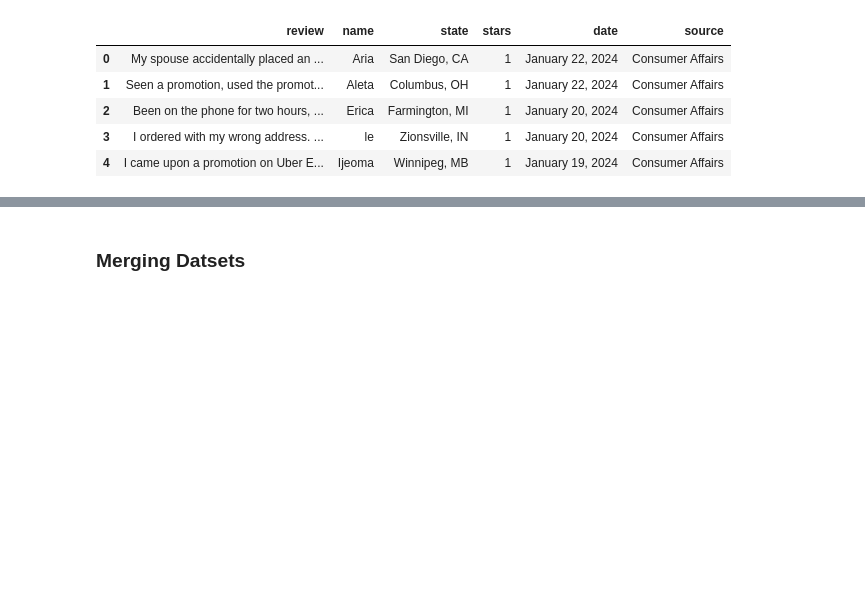
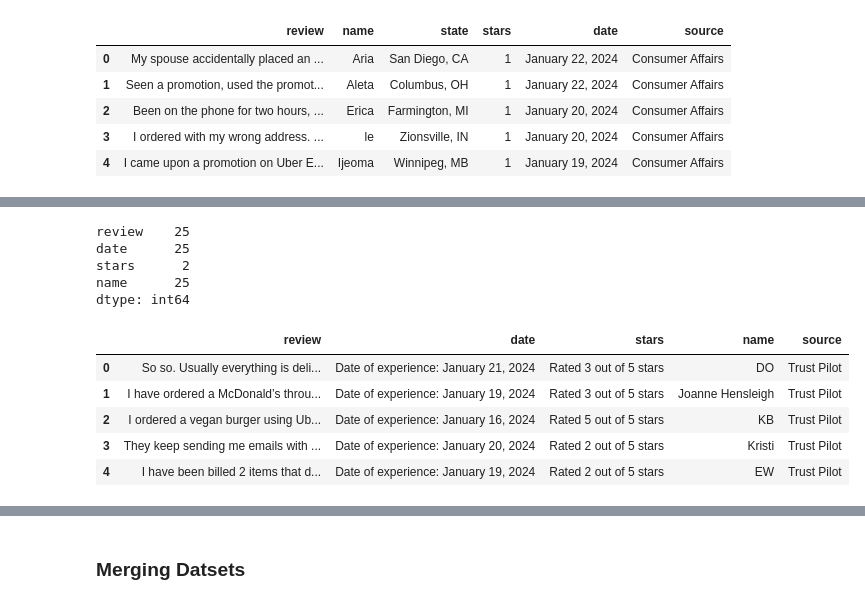
Before and after one commit to nightsinker/TSAP-UberEats, a Jupyter notebook: Data_Merge/merge_data.ipynb, the cells around one changed output, grey strips where cells are left out. Drawn from its saved outputs; the diff is of its cells as text; code cells hidden in the pictures; blank space fills up the shorter version.

```diff
--- a/Data_Merge/merge_data.ipynb
+++ b/Data_Merge/merge_data.ipynb
@@ -37,0 +48,18 @@ productreview.head()
+# %%
+sitejabber.nunique()
+# %% [output]
+review    25
+date      25
+stars      2
+name      25
+dtype: int64
+# %%
+TrustPilot = pd.read_csv(r'C:\Users\User\TSAP-UberEats-1\Azrul_WebScraping\TrustPilot.csv')
+TrustPilot.head()
+# %% [output]
+|  | review | date | stars | name | source |
+| 0 | So so. Usually everything is deli... | Date of experience: January 21, 2024 | Rated 3 out of 5 stars | DO | Trust Pilot |
+| 1 | I have ordered a McDonald’s throu... | Date of experience: January 19, 2024 | Rated 3 out of 5 stars | Joanne Hensleigh | Trust Pilot |
+| 2 | I ordered a vegan burger using Ub... | Date of experience: January 16, 2024 | Rated 5 out of 5 stars | KB | Trust Pilot |
+| 3 | They keep sending me emails with ... | Date of experience: January 20, 2024 | Rated 2 out of 5 stars | Kristi | Trust Pilot |
+| 4 | I have been billed 2 items that d... | Date of experience: January 19, 2024 | Rated 2 out of 5 stars | EW | Trust Pilot |
```
Also changed, not shown: parts of 6 cells of this notebook, 4 other files.
